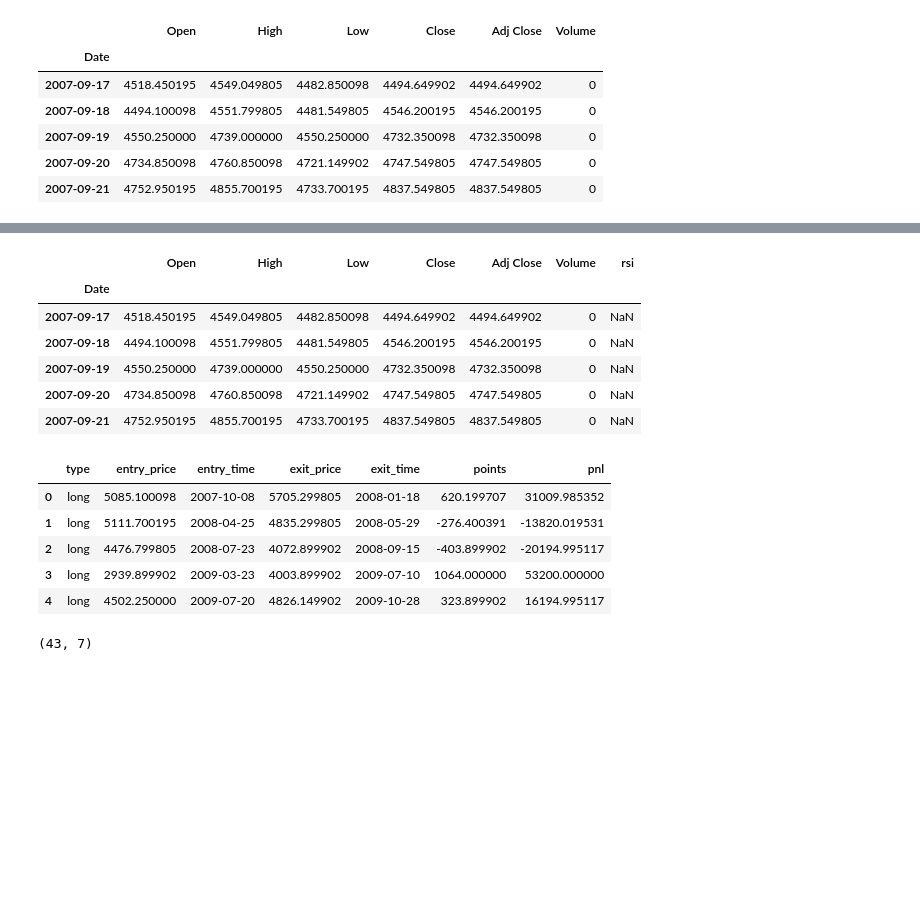
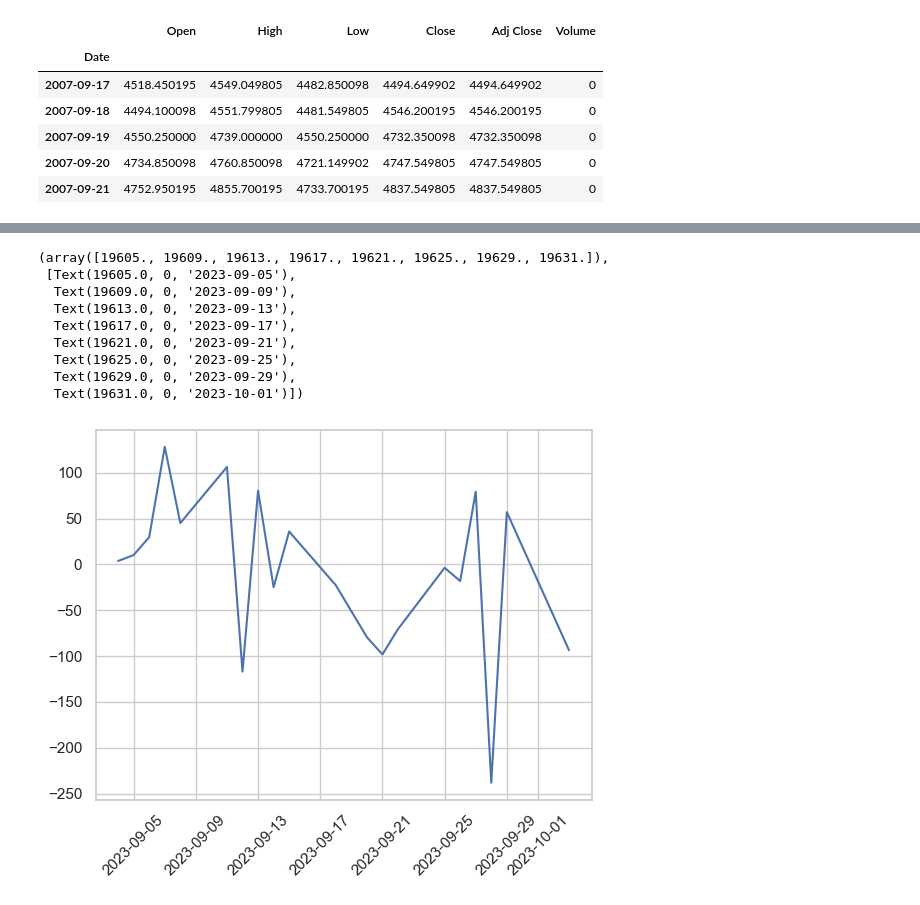
Before and after one commit to RockersAj23/first-one, a Jupyter notebook: stocks/nifty_analysis.ipynb, the cells around one changed output, grey strips where cells are left out. Saved outputs shown, nothing was run; the diff lists cells and outputs as text; code cells hidden in the pictures; blank space fills up the shorter version.

```diff
--- a/stocks/nifty_analysis.ipynb
+++ b/stocks/nifty_analysis.ipynb
@@ -22,0 +20,4 @@ df.shape
+# %%
+daily_change=pd.DataFrame(columns=["date","change"])
+daily_change["change"]=df["Close"]-df["Open"]
+daily_change["date"]= df.index
@@ -23 +39,18 @@ df.shape
+# %%
+graph=daily_change.tail(20)
+# %%
+plt.plot(graph.index,graph["change"])
+plt.grid(True)
+plt.xticks(rotation=45)
+# %% [output]
+(array([19605., 19609., 19613., 19617., 19621., 19625., 19629., 19631.]),
+ [Text(19605.0, 0, '2023-09-05'),
+  Text(19609.0, 0, '2023-09-09'),
+  Text(19613.0, 0, '2023-09-13'),
+  Text(19617.0, 0, '2023-09-17'),
+  Text(19621.0, 0, '2023-09-21'),
+  Text(19625.0, 0, '2023-09-25'),
+  Text(19629.0, 0, '2023-09-29'),
+  Text(19631.0, 0, '2023-10-01')])
+[figure, added]
 # %%
@@ -27,10 +57,0 @@ df['rsi']=ta.rsi(df['Close'],length=14)
-# %%
-df.head()
-# %% [output]
-|  | Open | High | Low | Close | Adj Close | Volume | rsi |
-| Date |  |  |  |  |  |  |  |
-| 2007-09-17 | 4518.450195 | 4549.049805 | 4482.850098 | 4494.649902 | 4494.649902 | 0 | NaN |
-| 2007-09-18 | 4494.100098 | 4551.799805 | 4481.549805 | 4546.200195 | 4546.200195 | 0 | NaN |
-| 2007-09-19 | 4550.250000 | 4739.000000 | 4550.250000 | 4732.350098 | 4732.350098 | 0 | NaN |
-| 2007-09-20 | 4734.850098 | 4760.850098 | 4721.149902 | 4747.549805 | 4747.549805 | 0 | NaN |
-| 2007-09-21 | 4752.950195 | 4855.700195 | 4733.700195 | 4837.549805 | 4837.549805 | 0 | NaN |
@@ -55,9 +57,0 @@ for row , value in df.iterrows():
-# %%
-pnl.head()
-# %% [output]
-|  | type | entry_price | entry_time | exit_price | exit_time | points | pnl |
-| 0 | long | 5085.100098 | 2007-10-08 | 5705.299805 | 2008-01-18 | 620.199707 | 31009.985352 |
-| 1 | long | 5111.700195 | 2008-04-25 | 4835.299805 | 2008-05-29 | -276.400391 | -13820.019531 |
-| 2 | long | 4476.799805 | 2008-07-23 | 4072.899902 | 2008-09-15 | -403.899902 | -20194.995117 |
-| 3 | long | 2939.899902 | 2009-03-23 | 4003.899902 | 2009-07-10 | 1064.000000 | 53200.000000 |
-| 4 | long | 4502.250000 | 2009-07-20 | 4826.149902 | 2009-10-28 | 323.899902 | 16194.995117 |
@@ -66,4 +57,0 @@ pnl.to_csv('quant.csv')
-# %%
-pnl.shape
-# %% [output]
-(43, 7)
```
Also changed, not shown: parts of 9 cells of this notebook, 2 other files.
